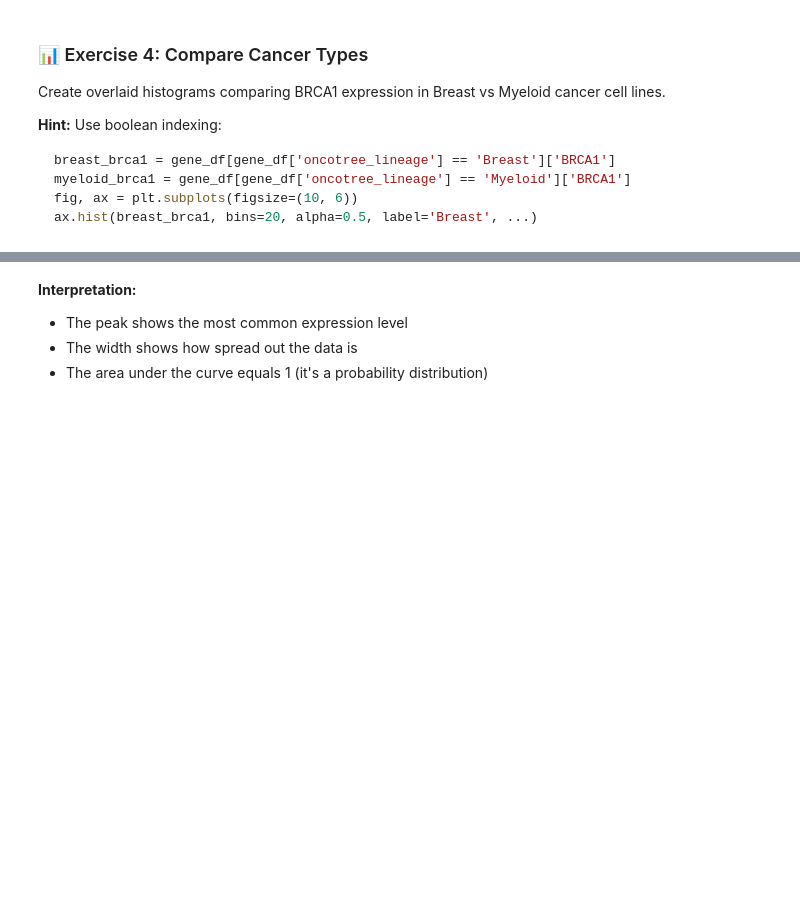
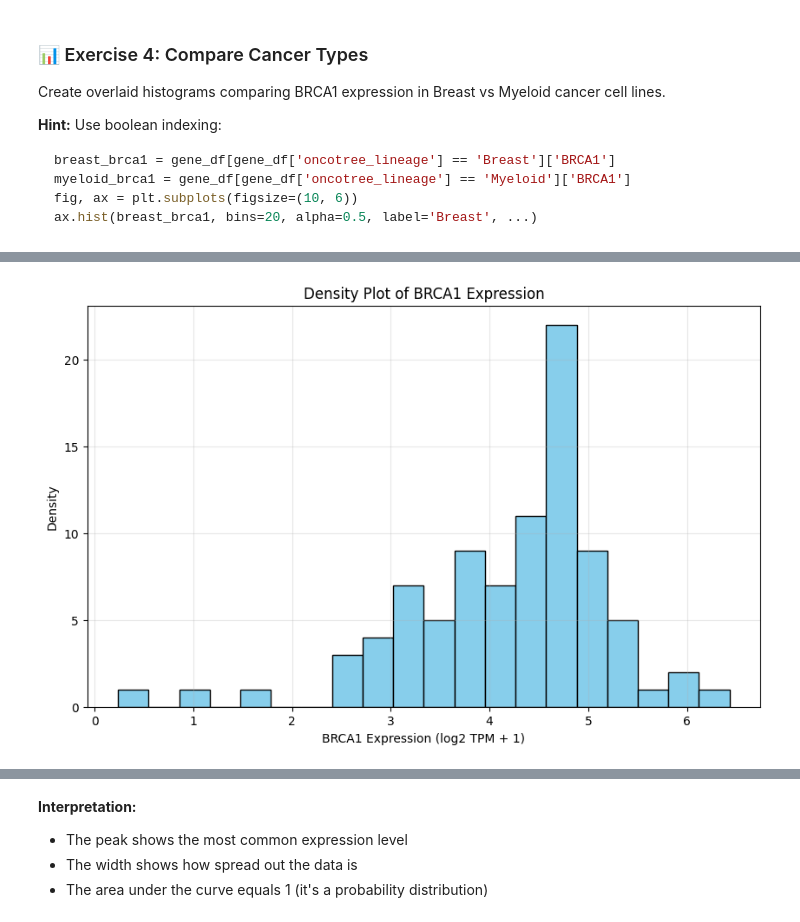
Before and after one commit to HocheggerLab/y3-bio-python, a Jupyter notebook: notebooks/lecture_4/L4_N5_histogram.ipynb, the cells around one changed output, grey strips where cells are left out. Drawn from its saved outputs; the diff is of its cells as text; code cells hidden in the pictures; blank space fills up the shorter version.

Commit message:
histogram edits

```diff
--- a/notebooks/lecture_4/L4_N5_histogram.ipynb
+++ b/notebooks/lecture_4/L4_N5_histogram.ipynb
@@ -138,0 +161,10 @@ ax.hist(breast_brca1, bins=20, alpha=0.5, label='Breast', ...)
+# %%
+fig, ax = plt.subplots(figsize=(10, 6))
+gene_df["BRCA1"].plot(kind="hist", bins=20, color="skyblue", edgecolor="black", ax=ax)
+ax.set_xlabel("BRCA1 Expression (log2 TPM + 1)")
+ax.set_ylabel("Density")
+ax.set_title("Density Plot of BRCA1 Expression")
+ax.grid(alpha=0.3)
+plt.show()
+# %% [output]
+[figure, added]
```
Also changed, not shown: parts of 11 cells of this notebook.
